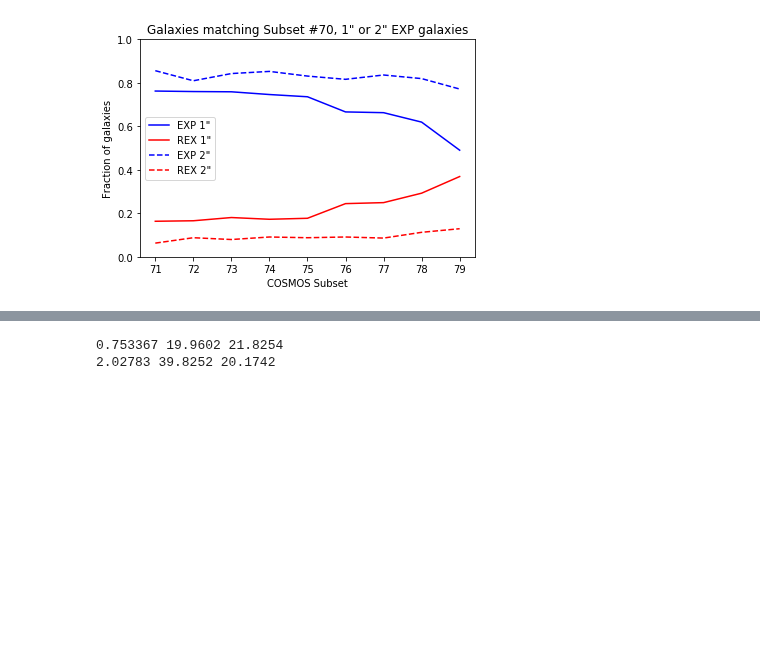
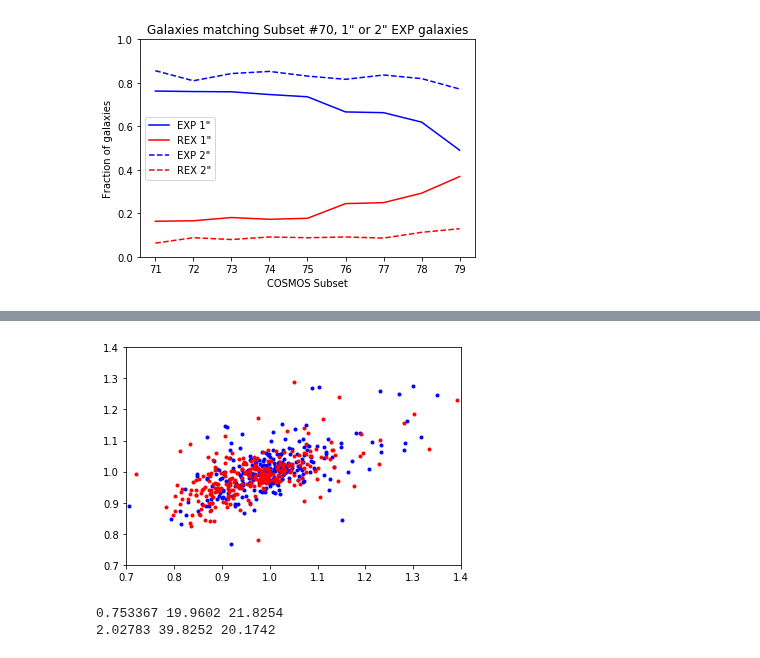
Before and after one commit to legacysurvey/legacypipe, a Jupyter notebook: py/legacyanalysis/cosmos-dr7.ipynb, the cells around one changed output, grey strips where cells are left out. Drawn from its saved outputs; the diff is of its cells as text; code cells hidden in the pictures; blank space fills up the shorter version.

```diff
--- a/py/legacyanalysis/cosmos-dr7.ipynb
+++ b/py/legacyanalysis/cosmos-dr7.ipynb
@@ -288,3 +319,9 @@ plt.savefig('exp-to-rex.png')
+# %%
+plt.plot(sr[0,:], fr[0,:], 'b.');
+plt.plot(sr[-1,:], fr[-1,:], 'r.');
+plt.axis([0.7, 1.4, 0.7, 1.4]);
+# %% [output]
+[figure, added]
 # %%
 # Now drill down on some example galaxies.
 i1 = np.argmin(np.abs(E70.shapeexp_r - 0.75) + np.abs(E70.r_sn - 20)/20)
```
Also changed, not shown: parts of 4 cells of this notebook.
